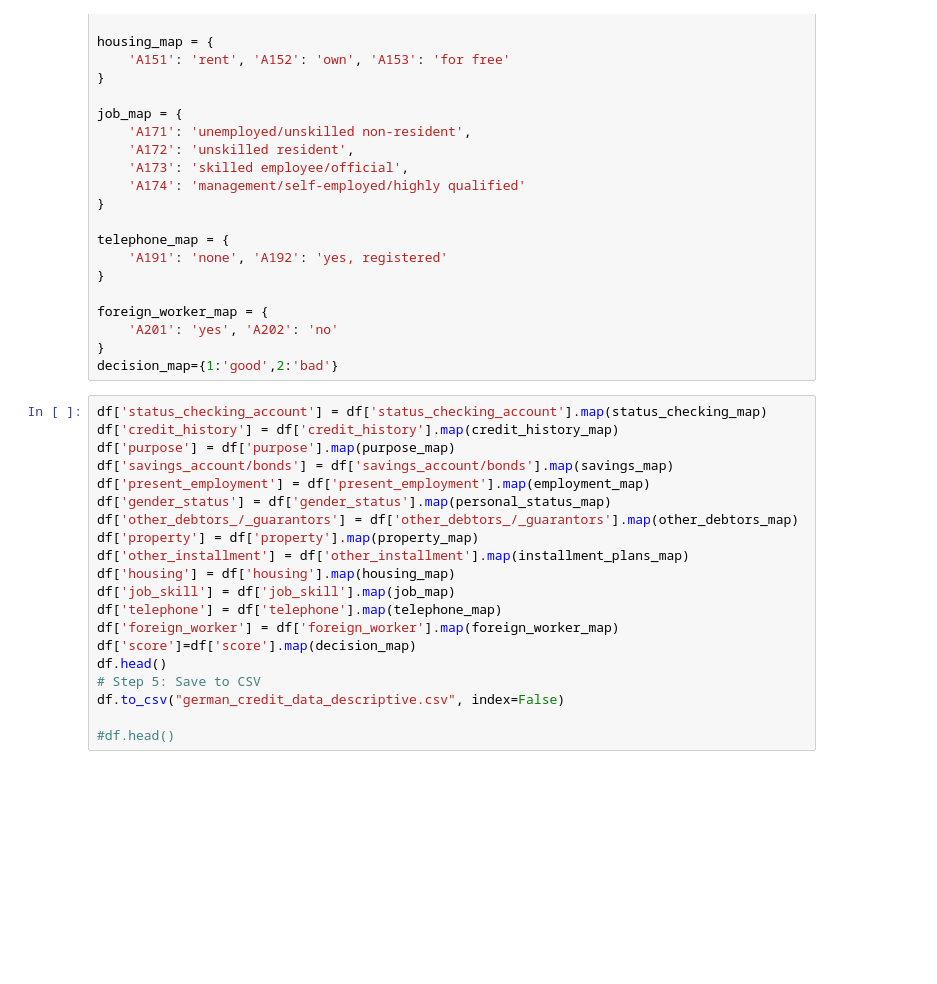
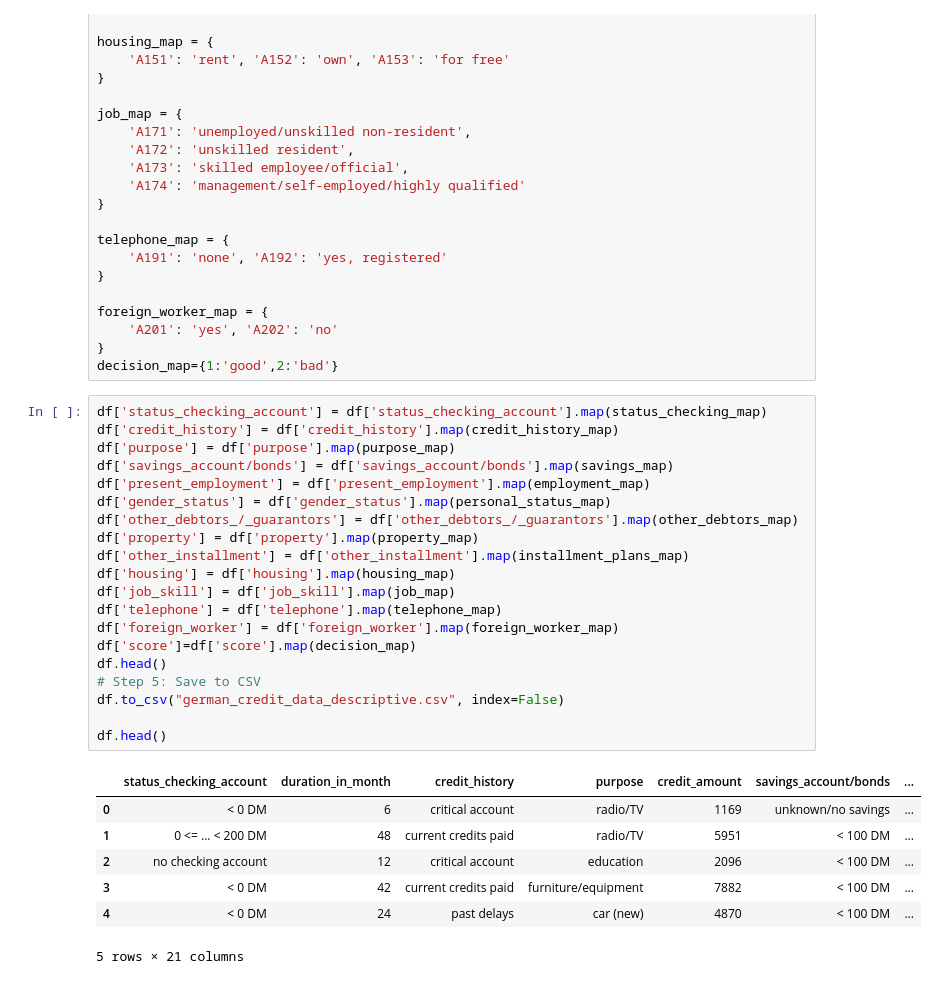
Before and after one commit to Ironhack-DA-Course/proj-DA-midterm, a Jupyter notebook: notebooks/german_credit_sherin.ipynb, the cells around one changed output. Drawn from its saved outputs; the diff is of its cells as text; blank space fills up the shorter version.

```diff
--- a/notebooks/german_credit_sherin.ipynb
+++ b/notebooks/german_credit_sherin.ipynb
@@ -115,23 +124,31 @@ decision_map={1:'good',2:'bad'}
 # %%
 df['status_checking_account'] = df['status_checking_account'].map(status_checking_map)
 df['credit_history'] = df['credit_history'].map(credit_history_map)
 df['purpose'] = df['purpose'].map(purpose_map)
 df['savings_account/bonds'] = df['savings_account/bonds'].map(savings_map)
 df['present_employment'] = df['present_employment'].map(employment_map)
 df['gender_status'] = df['gender_status'].map(personal_status_map)
 df['other_debtors_/_guarantors'] = df['other_debtors_/_guarantors'].map(other_debtors_map)
 df['property'] = df['property'].map(property_map)
 df['other_installment'] = df['other_installment'].map(installment_plans_map)
 df['housing'] = df['housing'].map(housing_map)
 df['job_skill'] = df['job_skill'].map(job_map)
 df['telephone'] = df['telephone'].map(telephone_map)
 df['foreign_worker'] = df['foreign_worker'].map(foreign_worker_map)
 df['score']=df['score'].map(decision_map)
 df.head()
 # Step 5: Save to CSV
 df.to_csv("german_credit_data_descriptive.csv", index=False)
 
-#df.head()
+df.head()
+# %% [output]
+|  | status_checking_account | duration_in_month | credit_history | purpose | credit_amount | savings_account/bonds | ... |
+| 0 | < 0 DM | 6 | critical account | radio/TV | 1169 | unknown/no savings | ... |
+| 1 | 0 <= ... < 200 DM | 48 | current credits paid | radio/TV | 5951 | < 100 DM | ... |
+| 2 | no checking account | 12 | critical account | education | 2096 | < 100 DM | ... |
+| 3 | < 0 DM | 42 | current credits paid | furniture/equipment | 7882 | < 100 DM | ... |
+| 4 | < 0 DM | 24 | past delays | car (new) | 4870 | < 100 DM | ... |
+5 rows × 21 columns
 # %%
 bad_ratio = (
     df.groupby('purpose')['score']
```
Also changed, not shown: parts of 12 cells of this notebook.
